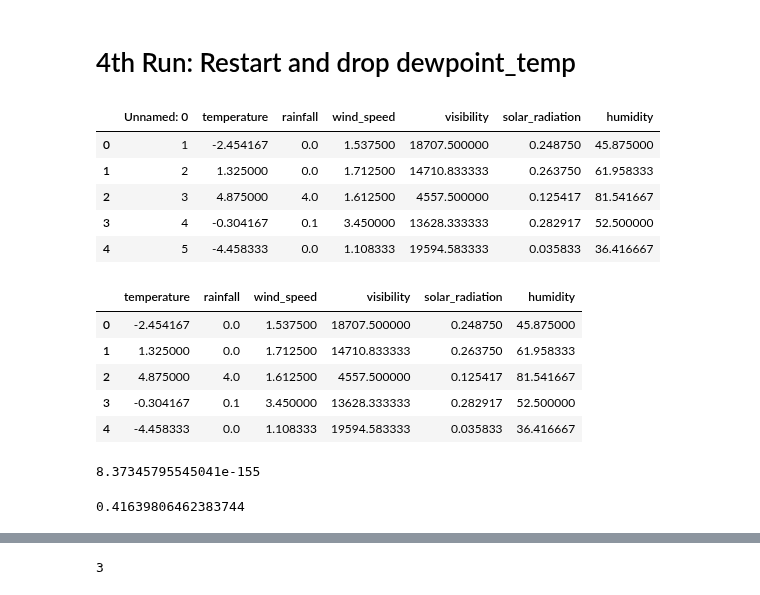
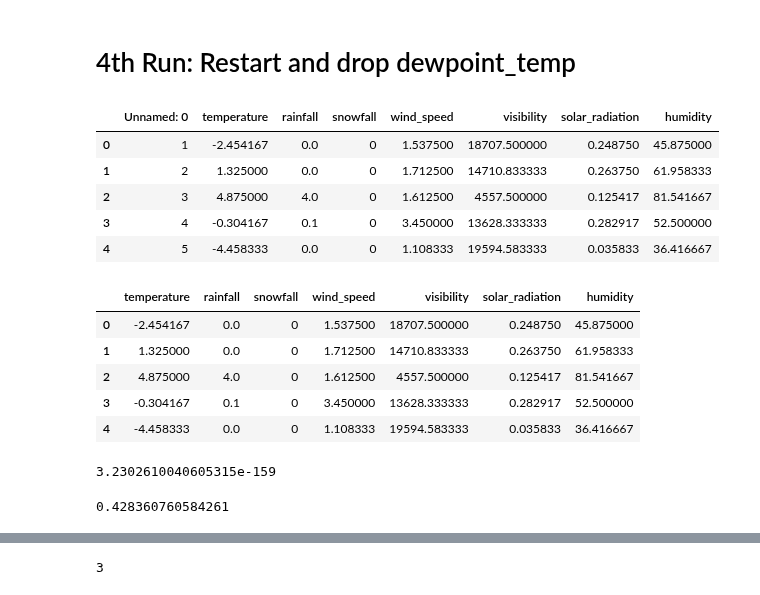
Before and after one commit to Jiian/seoulbike, a Jupyter notebook: PCA/pca bike.ipynb, the cells around one changed output, grey strips where cells are left out. Cells and saved outputs as stored; diff of their text form; code cells hidden in the pictures.

```diff
--- a/PCA/pca bike.ipynb
+++ b/PCA/pca bike.ipynb
@@ -397,36 +352,36 @@ print(CronbachAlpha(scaled_features[['rainfall','humidity']])) #Reliability of P
 # 4th Run: Restart and drop dewpoint_temp
 # %%
 bike5 = bike.copy()
-bike5.drop(columns = ['date','holiday','rent_count','season_no','season','snowfall','dewpoint_temp'
+bike5.drop(columns = ['date','holiday','rent_count','season_no','season','dewpoint_temp'
                           ],inplace=True)
 bike5.head()
 # %% [output]
-|  | Unnamed: 0 | temperature | rainfall | wind_speed | visibility | solar_radiation | humidity |
-| 0 | 1 | -2.454167 | 0.0 | 1.537500 | 18707.500000 | 0.248750 | 45.875000 |
-| 1 | 2 | 1.325000 | 0.0 | 1.712500 | 14710.833333 | 0.263750 | 61.958333 |
-| 2 | 3 | 4.875000 | 4.0 | 1.612500 | 4557.500000 | 0.125417 | 81.541667 |
-| 3 | 4 | -0.304167 | 0.1 | 3.450000 | 13628.333333 | 0.282917 | 52.500000 |
-| 4 | 5 | -4.458333 | 0.0 | 1.108333 | 19594.583333 | 0.035833 | 36.416667 |
+|  | Unnamed: 0 | temperature | rainfall | snowfall | wind_speed | visibility | solar_radiation | humidity |
+| 0 | 1 | -2.454167 | 0.0 | 0 | 1.537500 | 18707.500000 | 0.248750 | 45.875000 |
+| 1 | 2 | 1.325000 | 0.0 | 0 | 1.712500 | 14710.833333 | 0.263750 | 61.958333 |
+| 2 | 3 | 4.875000 | 4.0 | 0 | 1.612500 | 4557.500000 | 0.125417 | 81.541667 |
+| 3 | 4 | -0.304167 | 0.1 | 0 | 3.450000 | 13628.333333 | 0.282917 | 52.500000 |
+| 4 | 5 | -4.458333 | 0.0 | 0 | 1.108333 | 19594.583333 | 0.035833 | 36.416667 |
 # %%
 bike_wo_dp = bike5.iloc[: , 1:]
 bike_wo_dp.head()
 # %% [output]
-|  | temperature | rainfall | wind_speed | visibility | solar_radiation | humidity |
-| 0 | -2.454167 | 0.0 | 1.537500 | 18707.500000 | 0.248750 | 45.875000 |
-| 1 | 1.325000 | 0.0 | 1.712500 | 14710.833333 | 0.263750 | 61.958333 |
-| 2 | 4.875000 | 4.0 | 1.612500 | 4557.500000 | 0.125417 | 81.541667 |
-| 3 | -0.304167 | 0.1 | 3.450000 | 13628.333333 | 0.282917 | 52.500000 |
-| 4 | -4.458333 | 0.0 | 1.108333 | 19594.583333 | 0.035833 | 36.416667 |
+|  | temperature | rainfall | snowfall | wind_speed | visibility | solar_radiation | humidity |
+| 0 | -2.454167 | 0.0 | 0 | 1.537500 | 18707.500000 | 0.248750 | 45.875000 |
+| 1 | 1.325000 | 0.0 | 0 | 1.712500 | 14710.833333 | 0.263750 | 61.958333 |
+| 2 | 4.875000 | 4.0 | 0 | 1.612500 | 4557.500000 | 0.125417 | 81.541667 |
+| 3 | -0.304167 | 0.1 | 0 | 3.450000 | 13628.333333 | 0.282917 | 52.500000 |
+| 4 | -4.458333 | 0.0 | 0 | 1.108333 | 19594.583333 | 0.035833 | 36.416667 |
 # %%
 _ , p_value = calculate_bartlett_sphericity(bike_wo_dp)
 p_value
 # %% [output]
-8.37345795545041e-155
+3.2302610040605315e-159
 # %%
 _, kmo_score = calculate_kmo(bike_wo_dp)
 kmo_score
 # %% [output]
-0.41639806462383744
+0.428360760584261
 # %%
 colnames = list(bike_wo_dp.columns)
 
```
Also changed, not shown: parts of 13 cells of this notebook, 1 other file.
